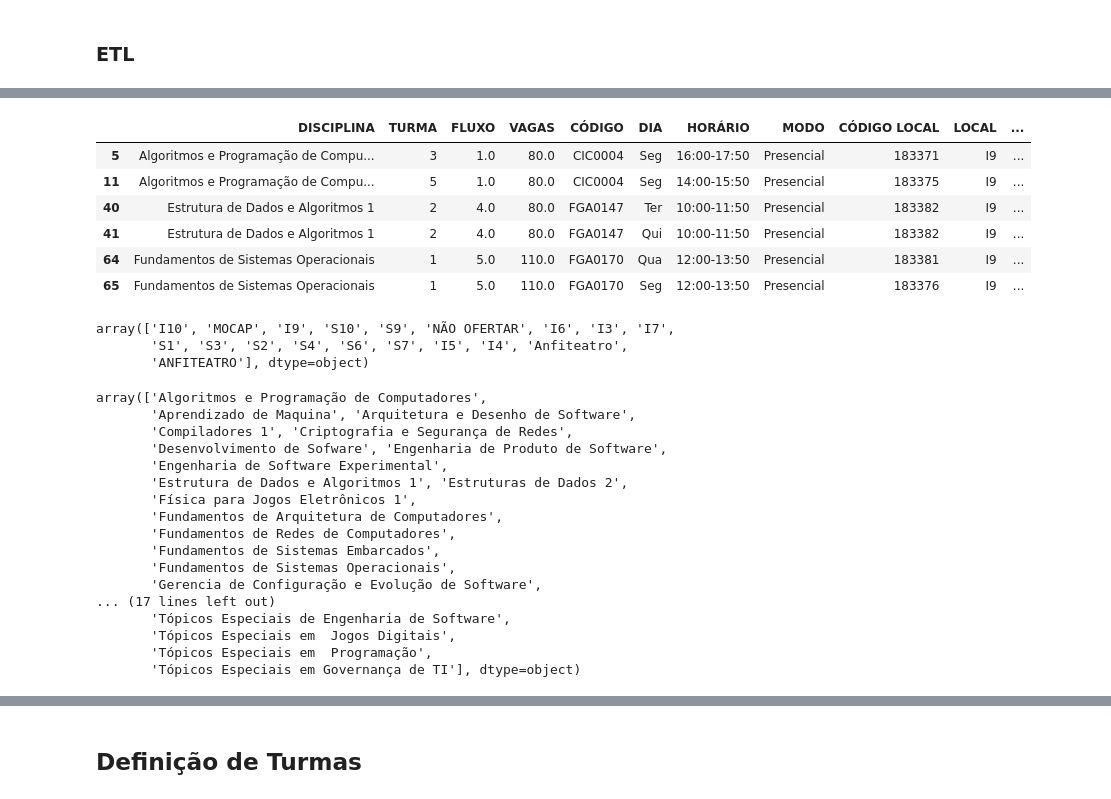
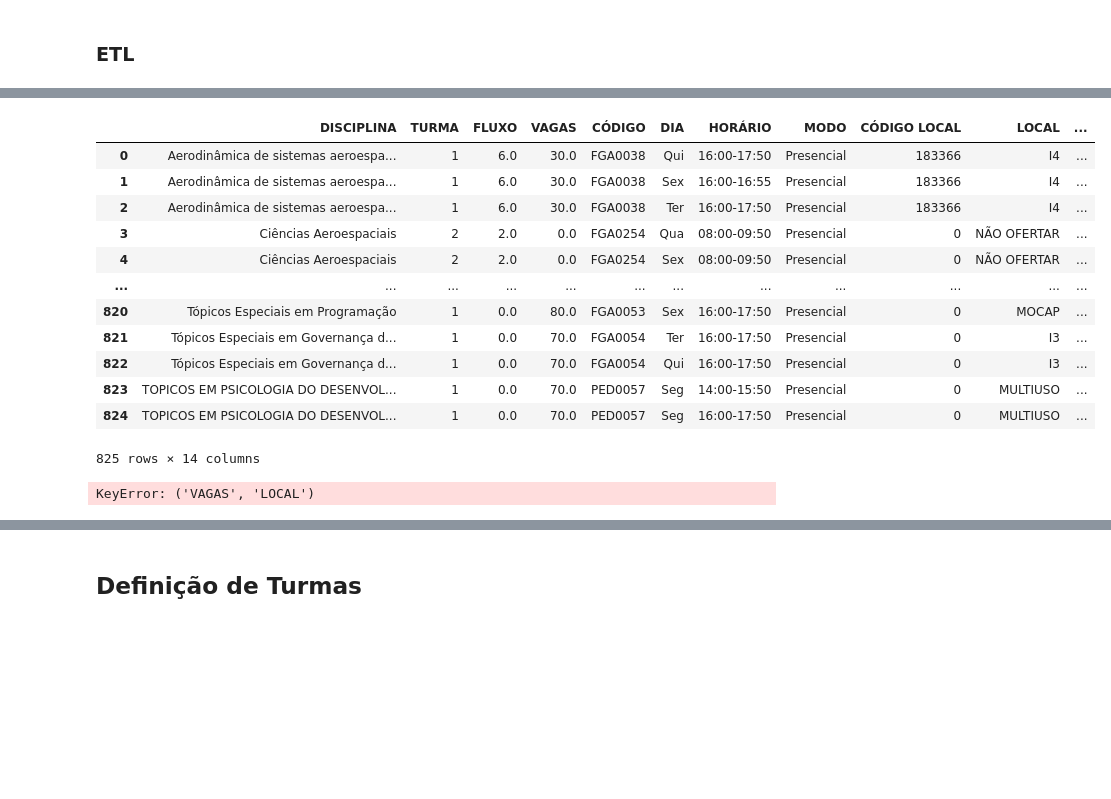
Before and after one commit to Peedrooo/Ada, a Jupyter notebook: src/AdaUnB.ipynb, the cells around one changed output, grey strips where cells are left out. Drawn from its saved outputs; the diff is of its cells as text; code cells hidden in the pictures; blank space fills up the shorter version.

```diff
--- a/src/AdaUnB.ipynb
+++ b/src/AdaUnB.ipynb
@@ -24,36 +35,20 @@ len(df['DISCIPLINA'].unique())
+# %%
+df
+# %% [output]
+|  | DISCIPLINA | TURMA | FLUXO | VAGAS | CÓDIGO | DIA | HORÁRIO | MODO | CÓDIGO LOCAL | LOCAL | ... |
+| 0 | Aerodinâmica de sistemas aeroespa... | 1 | 6.0 | 30.0 | FGA0038 | Qui | 16:00-17:50 | Presencial | 183366 | I4 | ... |
+| 1 | Aerodinâmica de sistemas aeroespa... | 1 | 6.0 | 30.0 | FGA0038 | Sex | 16:00-16:55 | Presencial | 183366 | I4 | ... |
+| 2 | Aerodinâmica de sistemas aeroespa... | 1 | 6.0 | 30.0 | FGA0038 | Ter | 16:00-17:50 | Presencial | 183366 | I4 | ... |
+| 3 | Ciências Aeroespaciais | 2 | 2.0 | 0.0 | FGA0254 | Qua | 08:00-09:50 | Presencial | 0 | NÃO OFERTAR | ... |
+| 4 | Ciências Aeroespaciais | 2 | 2.0 | 0.0 | FGA0254 | Sex | 08:00-09:50 | Presencial | 0 | NÃO OFERTAR | ... |
+| ... | ... | ... | ... | ... | ... | ... | ... | ... | ... | ... | ... |
+| 820 | Tópicos Especiais em Programação | 1 | 0.0 | 80.0 | FGA0053 | Sex | 16:00-17:50 | Presencial | 0 | MOCAP | ... |
+| 821 | Tópicos Especiais em Governança d... | 1 | 0.0 | 70.0 | FGA0054 | Ter | 16:00-17:50 | Presencial | 0 | I3 | ... |
+| 822 | Tópicos Especiais em Governança d... | 1 | 0.0 | 70.0 | FGA0054 | Qui | 16:00-17:50 | Presencial | 0 | I3 | ... |
+| 823 | TOPICOS EM PSICOLOGIA DO DESENVOL... | 1 | 0.0 | 70.0 | PED0057 | Seg | 14:00-15:50 | Presencial | 0 | MULTIUSO | ... |
+| 824 | TOPICOS EM PSICOLOGIA DO DESENVOL... | 1 | 0.0 | 70.0 | PED0057 | Seg | 16:00-17:50 | Presencial | 0 | MULTIUSO | ... |
+825 rows × 14 columns
 # %%
-df[df['LOCAL'] == 'I9']
+df[df['LOCAL'] == 'S3']['DISCIPLINA','VAGAS','LOCAL'].head(5)
 # %% [output]
-|  | DISCIPLINA | TURMA | FLUXO | VAGAS | CÓDIGO | DIA | HORÁRIO | MODO | CÓDIGO LOCAL | LOCAL | ... |
-| 5 | Algoritmos e Programação de Compu... | 3 | 1.0 | 80.0 | CIC0004 | Seg | 16:00-17:50 | Presencial | 183371 | I9 | ... |
-| 11 | Algoritmos e Programação de Compu... | 5 | 1.0 | 80.0 | CIC0004 | Seg | 14:00-15:50 | Presencial | 183375 | I9 | ... |
-| 40 | Estrutura de Dados e Algoritmos 1 | 2 | 4.0 | 80.0 | FGA0147 | Ter | 10:00-11:50 | Presencial | 183382 | I9 | ... |
-| 41 | Estrutura de Dados e Algoritmos 1 | 2 | 4.0 | 80.0 | FGA0147 | Qui | 10:00-11:50 | Presencial | 183382 | I9 | ... |
-| 64 | Fundamentos de Sistemas Operacionais | 1 | 5.0 | 110.0 | FGA0170 | Qua | 12:00-13:50 | Presencial | 183381 | I9 | ... |
-| 65 | Fundamentos de Sistemas Operacionais | 1 | 5.0 | 110.0 | FGA0170 | Seg | 12:00-13:50 | Presencial | 183376 | I9 | ... |
+KeyError: ('VAGAS', 'LOCAL')
-# %%
-df['LOCAL'].unique()
-# %% [output]
-array(['I10', 'MOCAP', 'I9', 'S10', 'S9', 'NÃO OFERTAR', 'I6', 'I3', 'I7',
-       'S1', 'S3', 'S2', 'S4', 'S6', 'S7', 'I5', 'I4', 'Anfiteatro',
-       'ANFITEATRO'], dtype=object)
-# %%
-df['DISCIPLINA'].unique()
-# %% [output]
-array(['Algoritmos e Programação de Computadores',
-       'Aprendizado de Maquina', 'Arquitetura e Desenho de Software',
-       'Compiladores 1', 'Criptografia e Segurança de Redes',
-       'Desenvolvimento de Sofware', 'Engenharia de Produto de Software',
-       'Engenharia de Software Experimental',
-       'Estrutura de Dados e Algoritmos 1', 'Estruturas de Dados 2',
-       'Física para Jogos Eletrônicos 1',
-       'Fundamentos de Arquitetura de Computadores',
-       'Fundamentos de Redes de Computadores',
-       'Fundamentos de Sistemas Embarcados',
-       'Fundamentos de Sistemas Operacionais',
-       'Gerencia de Configuração e Evolução de Software',
-... (17 lines left out)
-       'Tópicos Especiais de Engenharia de Software',
-       'Tópicos Especiais em  Jogos Digitais',
-       'Tópicos Especiais em  Programação',
-       'Tópicos Especiais em Governança de TI'], dtype=object)
```
Also changed, not shown: parts of 10 cells of this notebook, 7 other files.
